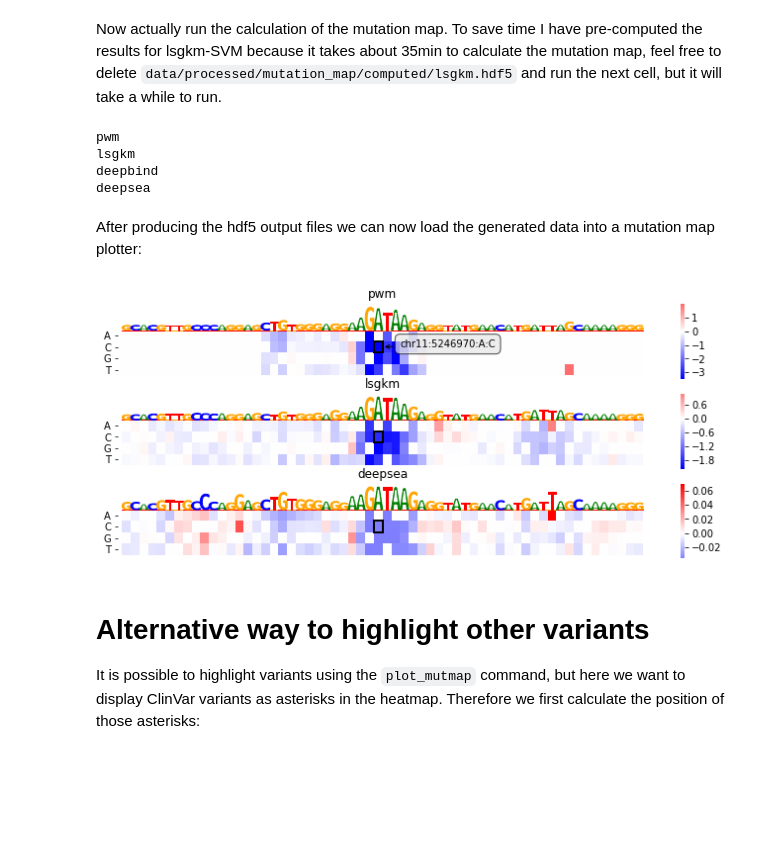
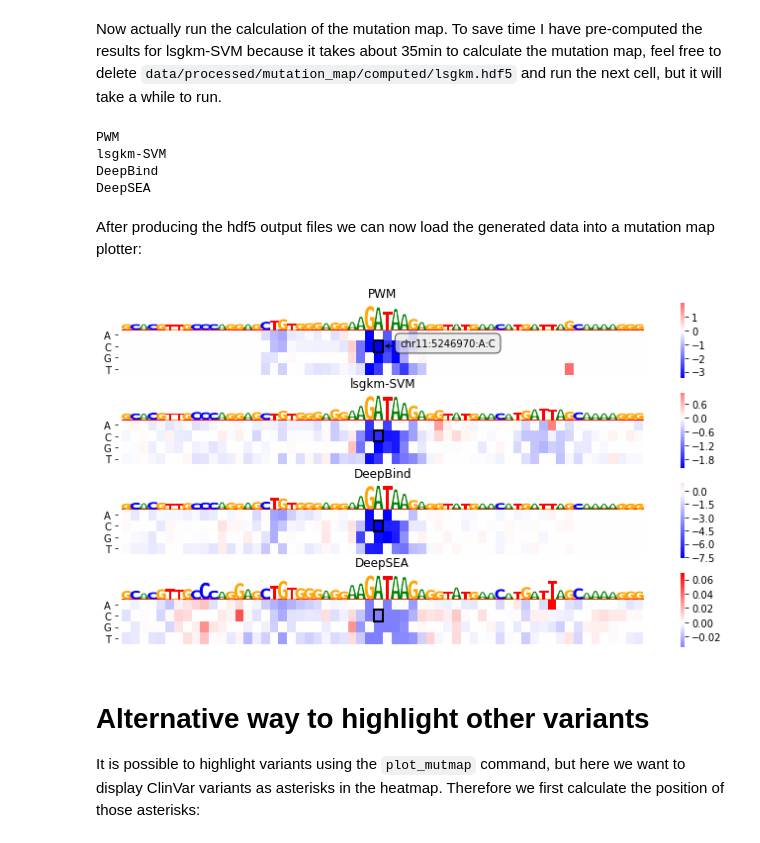
Before and after one commit to kipoi/manuscript, a Jupyter notebook: src/mutationmaps/plot.ipynb, the cells around one changed output. Saved outputs shown, nothing was run; the diff lists cells and outputs as text; code cells hidden in the pictures; blank space fills up the shorter version.

```diff
--- a/src/mutationmaps/plot.ipynb
+++ b/src/mutationmaps/plot.ipynb
@@ -21,8 +21,8 @@ chr11	5246970	chr11:5246970:A:C	A	C	.	.	.""")
 # %% [markdown]
 Now actually run the calculation of the mutation map. To save time I have pre-computed the results for lsgkm-SVM because it takes about 35min to calculate the mutation map, feel free to delete `data/processed/mutation_map/computed/lsgkm.hdf5` and run the next cell, but it will take a while to run.
 # %%
-MODEL_NAME_DICT = OrderedDict([('pwm', 'pwm_HOCOMOCO/human/GATA1'), ('lsgkm', 'lsgkm-SVM/Tfbs/Gata1/Pbde/Sydh_Ucd'),
-('deepbind', 'DeepBind/Homo_sapiens/TF/D00765.001_ChIP-seq_GATA1'), ('deepsea','DeepSEA/variantEffects')])
+MODEL_NAME_DICT = OrderedDict([('PWM', 'pwm_HOCOMOCO/human/GATA1'), ('lsgkm-SVM', 'lsgkm-SVM/Tfbs/Gata1/Pbde/Sydh_Ucd'),
+('DeepBind', 'DeepBind/Homo_sapiens/TF/D00765.001_ChIP-seq_GATA1'), ('DeepSEA','DeepSEA/variantEffects')])
 MODEL_OUTPUT_DICT = {'pwm':'0',
   'lsgkm': '0',
   'deepbind':'0',
@@ -38,7 +38,7 @@ for model_label in MODEL_NAME_DICT:
     dataloader_args = '{\'fasta_file\':\''+HG19_PATH+'\'}'
     regions_file = VCF_PATH
     out_hdf5 = output_path + "{model}.hdf5".format(model=model_label)
-    seqlen_param = "--seq_length  101 " if "pwm" in model_label or "lsgkm" in model_label else ""
+    seqlen_param = "--seq_length  101 " if "PWM" in model_label or "lsgkm" in model_label else ""
     command = """kipoi veff create_mutation_map {model_name} --source kipoi --batch_size 32 \
     --dataloader_args \"{dataloader_args}\" --regions_file \
     {regions_file} --output {out_hdf5} {seqlen_param}""".format(model_name=model_name,
@@ -49,10 +49,10 @@ for model_label in MODEL_NAME_DICT:
     if not os.path.exists(out_hdf5):
         os.system(command)
 # %% [output]
-pwm
-lsgkm
-deepbind
-deepsea
+PWM
+lsgkm-SVM
+DeepBind
+DeepSEA
 # %% [markdown]
 After producing the hdf5 output files we can now load the generated data into a mutation map plotter:
 # %%
@@ -66,38 +66,38 @@ for model_label in MODEL_NAME_DICT:
 # %%
 # Mutation map with stars for the clinvar variants
 # /nfs/research1/stegle/users/rkreuzhu/opt/manuscript_code/data/raw/clinvar/clinvar_20180603.vcf.gz
 
 import matplotlib.pyplot as plt
 %matplotlib inline
 from matplotlib import gridspec
 from collections import OrderedDict
 import matplotlib
 matplotlib.rcParams['pdf.fonttype'] = 42
 matplotlib.rcParams['ps.fonttype'] = 42
 
 
 region_limits = [(5246970 - 30, 5246970+30)]
 
-sel_model_outputs= {'pwm':'0',
-  'lsgkm': '0',
-  'deepbind':'0',
-  'deepsea':"K562_GATA-1_None_622"}
+sel_model_outputs= {'PWM':'0',
+  'lsgkm-SVM': '0',
+  'DeepBind':'0',
+  'DeepSEA':"K562_GATA-1_None_622"}
 
 
 fig = plt.figure(figsize=(12,6.4))
 gs = gridspec.GridSpec(4,1, hspace=0.2, wspace=0.1)
 
 
 for i, model in enumerate(model_mms):
     ax = plt.subplot(gs[i, 0])
     model_mms[model].plot_mutmap(0,"seq", "diff", sel_model_outputs[model],
                                    ax = ax, limit_region_genomic = region_limits[0],
                                    minimum_letter_height = 0.2,show_var_id=i==0)
     ax.set_title(model)
 
 plt.show()
 # %% [output]
-[figure, old version]
+[figure, new version]
 # %% [markdown]
 # Alternative way to highlight other variants
 
```
Also changed, not shown: parts of 3 cells of this notebook, 3 other files.
